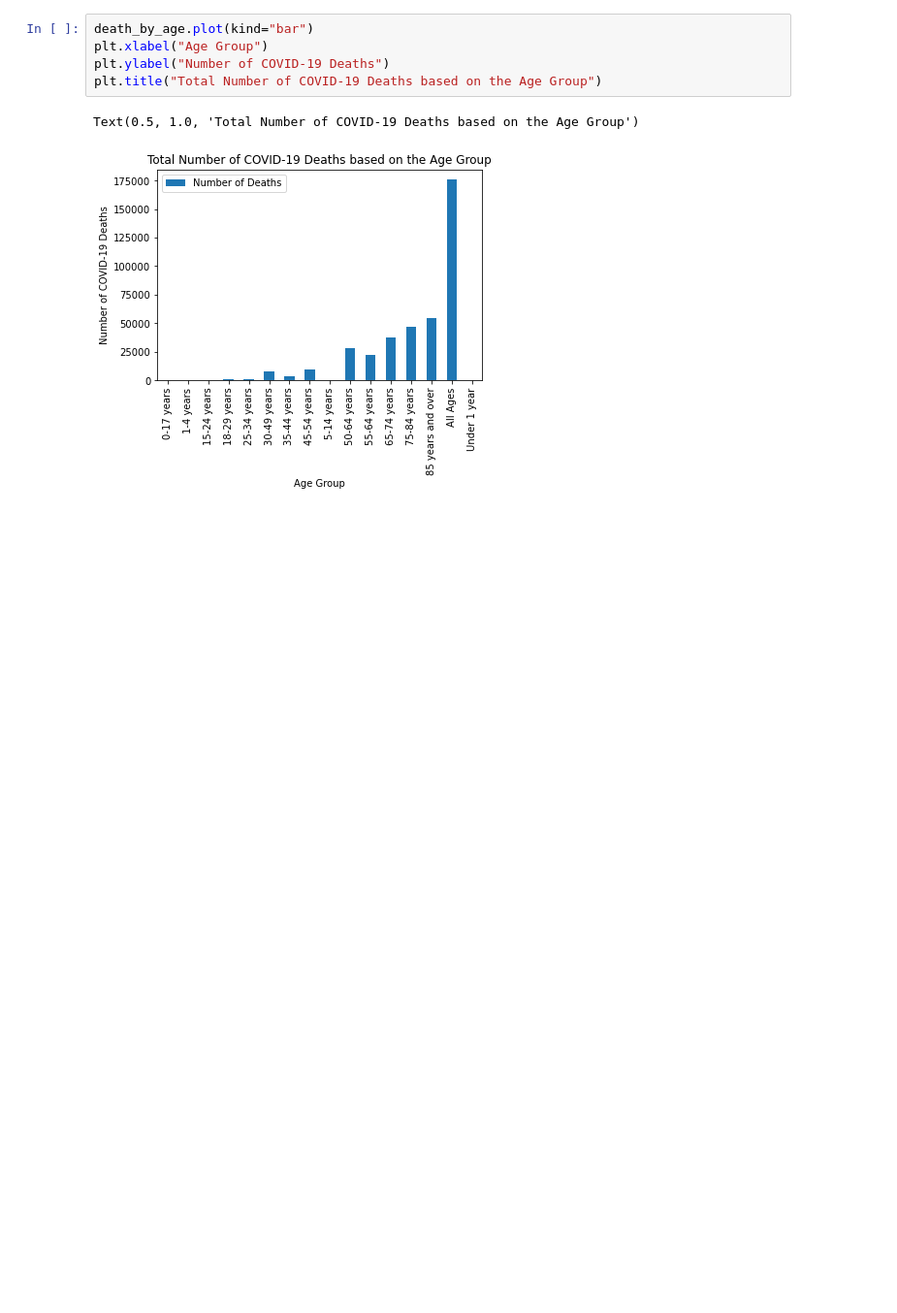
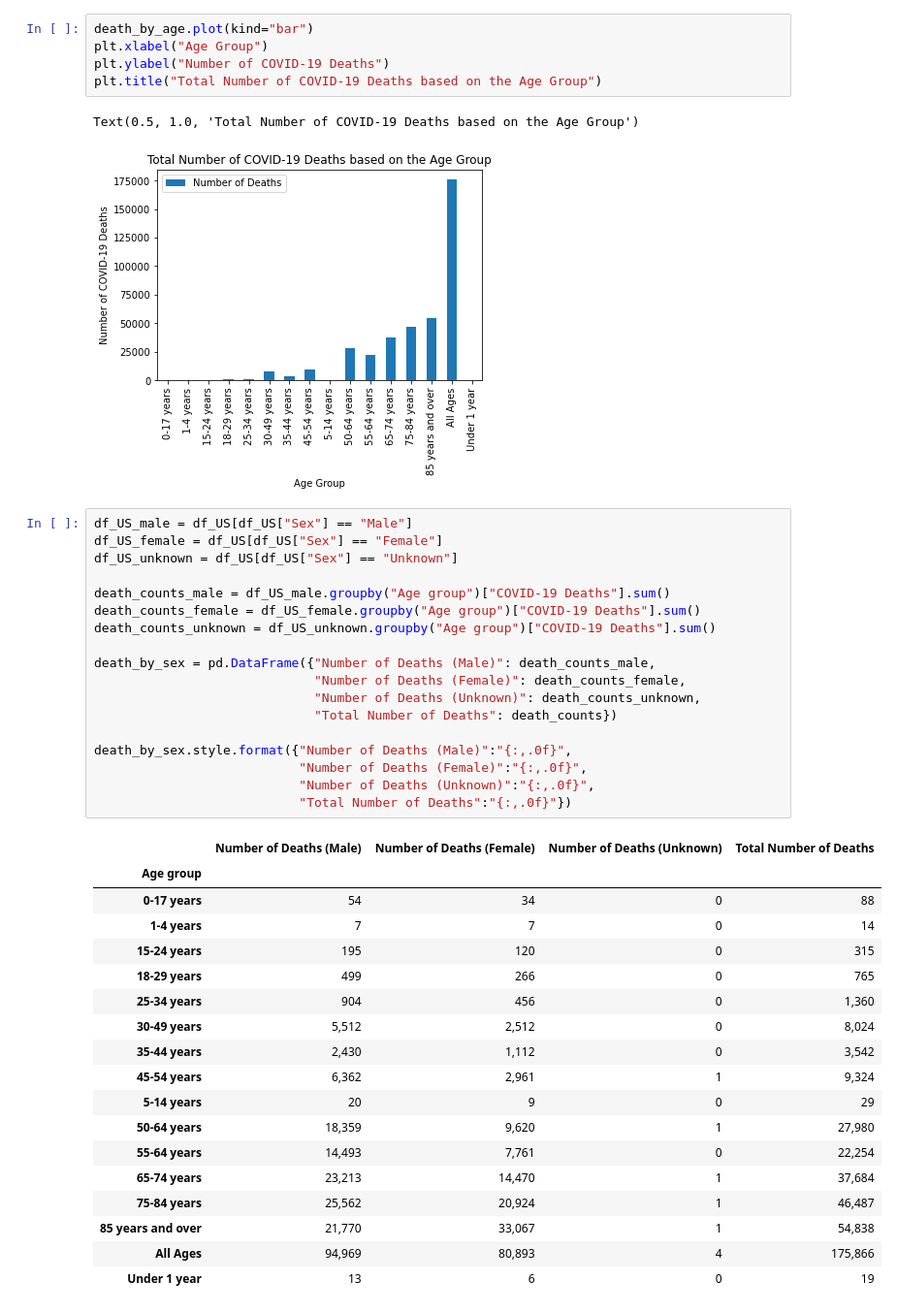
Before and after one commit to gelopez21/ProjectOne, a Jupyter notebook: Project One - Data Cleansing.ipynb, the cells around one changed output. Shown: that part at 97% size. Drawn from its saved outputs; the diff is of its cells as text; blank space fills up the shorter version.

Commit message:
deaths by sex

```diff
--- a/Project One - Data Cleansing.ipynb
+++ b/Project One - Data Cleansing.ipynb
@@ -155,3 +155,40 @@ plt.title("Total Number of COVID-19 Deaths based on the Age Group")
 # %% [output]
 Text(0.5, 1.0, 'Total Number of COVID-19 Deaths based on the Age Group')
 [figure]
+# %%
+df_US_male = df_US[df_US["Sex"] == "Male"]
+df_US_female = df_US[df_US["Sex"] == "Female"]
+df_US_unknown = df_US[df_US["Sex"] == "Unknown"]
+
+death_counts_male = df_US_male.groupby("Age group")["COVID-19 Deaths"].sum()
+death_counts_female = df_US_female.groupby("Age group")["COVID-19 Deaths"].sum()
+death_counts_unknown = df_US_unknown.groupby("Age group")["COVID-19 Deaths"].sum()
+
+death_by_sex = pd.DataFrame({"Number of Deaths (Male)": death_counts_male,
+                             "Number of Deaths (Female)": death_counts_female,
+                             "Number of Deaths (Unknown)": death_counts_unknown,
+                             "Total Number of Deaths": death_counts})
+
+death_by_sex.style.format({"Number of Deaths (Male)":"{:,.0f}",
+                           "Number of Deaths (Female)":"{:,.0f}",
+                           "Number of Deaths (Unknown)":"{:,.0f}",
+                           "Total Number of Deaths":"{:,.0f}"})
+# %% [output]
+|  | Number of Deaths (Male) | Number of Deaths (Female) | Number of Deaths (Unknown) | Total Number of Deaths |
+| Age group |  |  |  |  |
+| 0-17 years | 54 | 34 | 0 | 88 |
+| 1-4 years | 7 | 7 | 0 | 14 |
+| 15-24 years | 195 | 120 | 0 | 315 |
+| 18-29 years | 499 | 266 | 0 | 765 |
+| 25-34 years | 904 | 456 | 0 | 1,360 |
+| 30-49 years | 5,512 | 2,512 | 0 | 8,024 |
+| 35-44 years | 2,430 | 1,112 | 0 | 3,542 |
+| 45-54 years | 6,362 | 2,961 | 1 | 9,324 |
+| 5-14 years | 20 | 9 | 0 | 29 |
+| 50-64 years | 18,359 | 9,620 | 1 | 27,980 |
+| 55-64 years | 14,493 | 7,761 | 0 | 22,254 |
+| 65-74 years | 23,213 | 14,470 | 1 | 37,684 |
+| 75-84 years | 25,562 | 20,924 | 1 | 46,487 |
+| 85 years and over | 21,770 | 33,067 | 1 | 54,838 |
+| All Ages | 94,969 | 80,893 | 4 | 175,866 |
+| Under 1 year | 13 | 6 | 0 | 19 |
```
